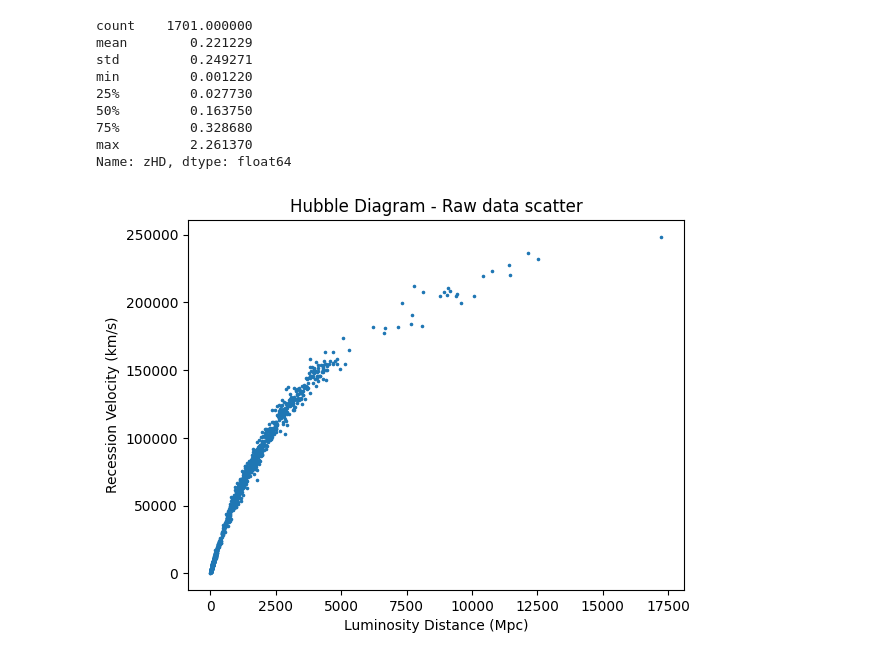
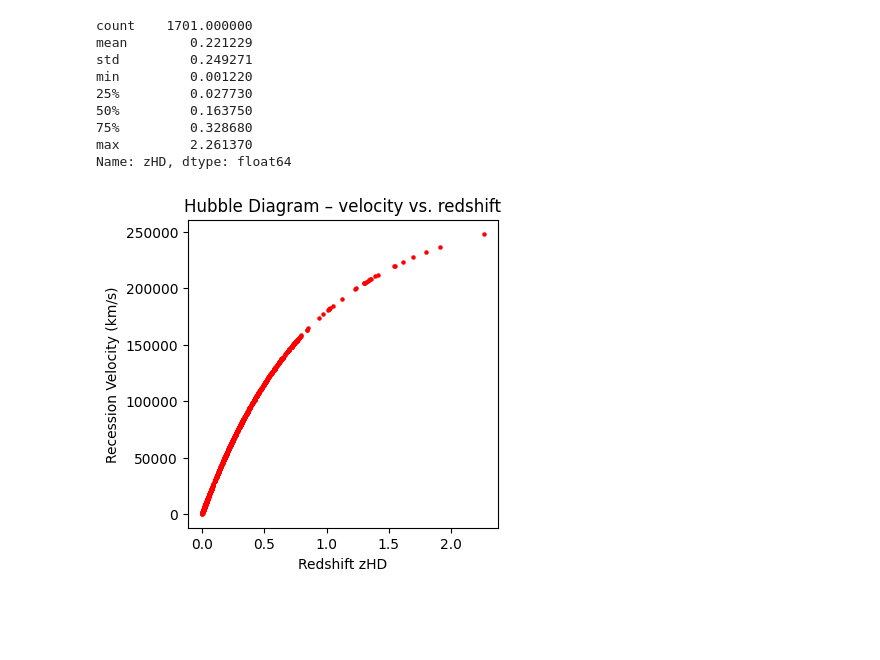
Before and after one commit to INFO523-Fall25-101-201/final-project-karina-munoz, a Jupyter notebook: notebooks/02_eda.ipynb, the cells around one changed output. Saved outputs shown, nothing was run; the diff lists cells and outputs as text; code cells hidden in the pictures; blank space fills up the shorter version.

```diff
--- a/notebooks/02_eda.ipynb
+++ b/notebooks/02_eda.ipynb
@@ -48,13 +60,16 @@ max         2.261370
 Name: zHD, dtype: float64
 # %%
 luminosity_distance = df2['d_L_Mpc']
-velocity = df2["vel_kms"]
+velocity = df2["velocity_kms"]
 
-plt.scatter(luminosity_distance, velocity, s=2.5)
-plt.xlabel("Luminosity Distance (Mpc)")
+plt.figure(figsize=(4,4))
+plt.scatter(df2["zHD"], df2["velocity_kms"], s=5, c = "red")
+plt.xlabel("Redshift zHD")
 plt.ylabel("Recession Velocity (km/s)")
-plt.title("Hubble Diagram - Raw data scatter")
+plt.title("Hubble Diagram – velocity vs. redshift")
 plt.show()
+
+#proof that a linear regression line is possible at low z, howevernotthe. whole data set.
 # %% [output]
-[figure, old version]
+[figure, new version]
 # %%
```
Also changed, not shown: parts of 10 cells of this notebook, 3 other files.
